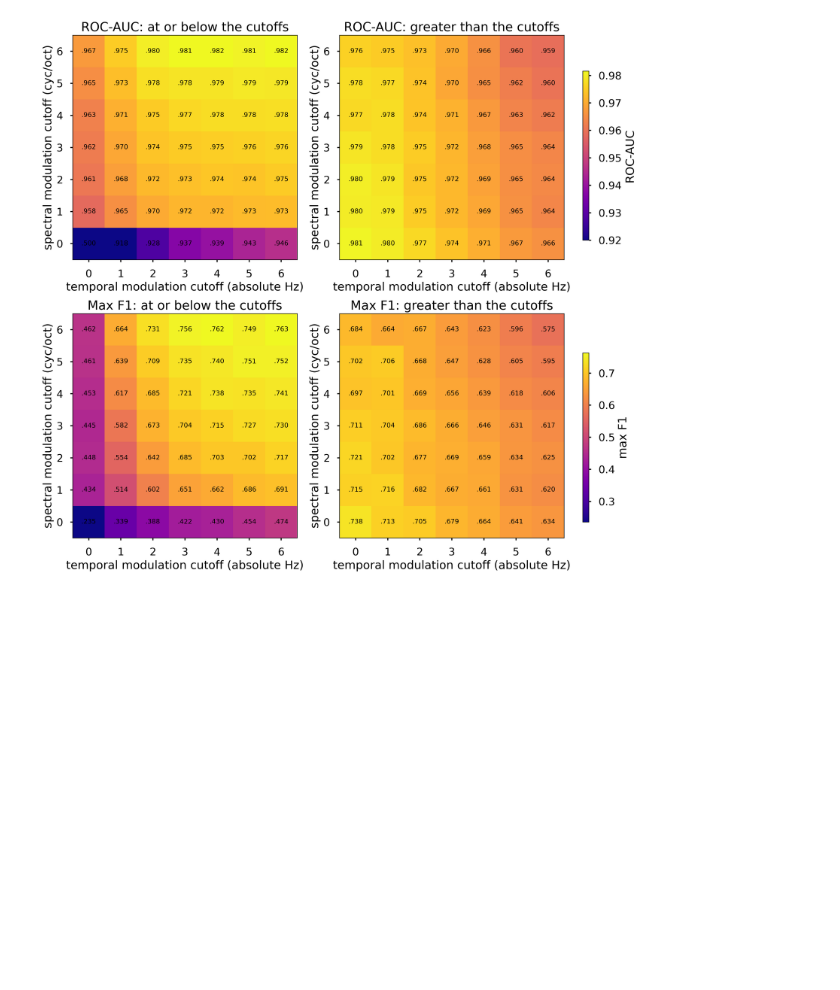
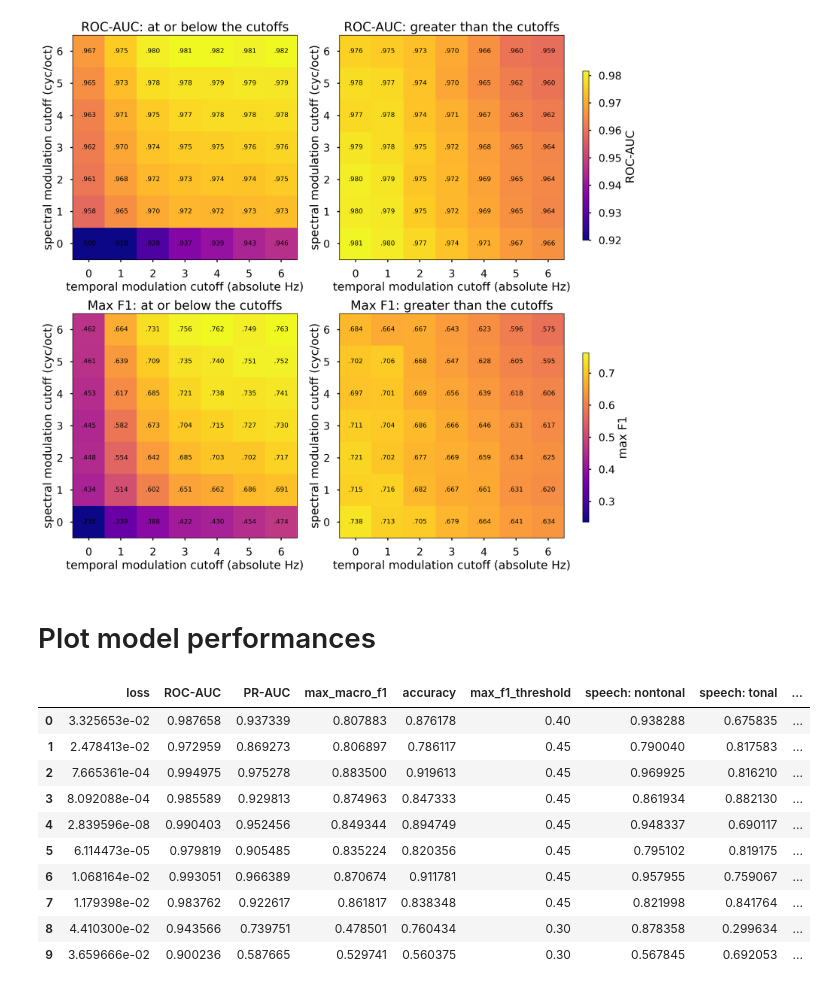
Before and after one commit to curlsloth/MusicSpeech-STM, a Jupyter notebook: STM12_evaluate_model.ipynb, the cells around one changed output. Saved outputs shown, nothing was run; the diff lists cells and outputs as text; code cells hidden in the pictures; blank space fills up the shorter version.

```diff
--- a/STM12_evaluate_model.ipynb
+++ b/STM12_evaluate_model.ipynb
@@ -597,3 +597,5 @@ with plt.style.context('seaborn-v0_8-poster'):
     fig.savefig('ablation_20250120.png')
 # %% [output]
 [figure]
+# %% [markdown]
+# Plot model performances
@@ -599,0 +607,40 @@ with plt.style.context('seaborn-v0_8-poster'):
+# %%
+# Load the CSV file into a DataFrame
+
+files = [
+    'model/MLP_summary_STM_2025-01-11_09-44.csv',
+    'model/MLP_summary_AST_2025-01-22_15-24.csv',
+    'model/MLP_summary_YAM_2025-01-11_09-52.csv',
+    'model/MLP_summary_VGG_2025-01-11_09-46.csv',
+    'model/MLP_summary_mel_2025-01-11_11-15.csv'
+]
+
+features = ['STM', 'AST', 'YAM', 'VGG', 'Mel']
+
+df_list = []
+for file, feature in zip(files, features):
+    df = pd.read_csv(file)
+
+    # Filter the rows where the 'model' column contains 'dropout_F1'
+    filtered_df = df[df['model'].str.contains('dropout_F1')].copy()
+    filtered_df['Feature'] = feature
+    filtered_df['undersampling'] = None
+    filtered_df.loc[filtered_df.index[0], 'undersampling'] = 'No'
+    filtered_df.loc[filtered_df.index[1], 'undersampling'] = 'Yes'
+
+    df_list.append(filtered_df)
+
+df = pd.concat(df_list, ignore_index=True)
+df
+# %% [output]
+|  | loss | ROC-AUC | PR-AUC | max_macro_f1 | accuracy | max_f1_threshold | speech: nontonal | speech: tonal | ... |
+| 0 | 3.325653e-02 | 0.987658 | 0.937339 | 0.807883 | 0.876178 | 0.40 | 0.938288 | 0.675835 | ... |
+| 1 | 2.478413e-02 | 0.972959 | 0.869273 | 0.806897 | 0.786117 | 0.45 | 0.790040 | 0.817583 | ... |
+| 2 | 7.665361e-04 | 0.994975 | 0.975278 | 0.883500 | 0.919613 | 0.45 | 0.969925 | 0.816210 | ... |
+| 3 | 8.092088e-04 | 0.985589 | 0.929813 | 0.874963 | 0.847333 | 0.45 | 0.861934 | 0.882130 | ... |
+| 4 | 2.839596e-08 | 0.990403 | 0.952456 | 0.849344 | 0.894749 | 0.45 | 0.948337 | 0.690117 | ... |
+| 5 | 6.114473e-05 | 0.979819 | 0.905485 | 0.835224 | 0.820356 | 0.45 | 0.795102 | 0.819175 | ... |
+| 6 | 1.068164e-02 | 0.993051 | 0.966389 | 0.870674 | 0.911781 | 0.45 | 0.957955 | 0.759067 | ... |
+| 7 | 1.179398e-02 | 0.983762 | 0.922617 | 0.861817 | 0.838348 | 0.45 | 0.821998 | 0.841764 | ... |
+| 8 | 4.410300e-02 | 0.943566 | 0.739751 | 0.478501 | 0.760434 | 0.30 | 0.878358 | 0.299634 | ... |
+| 9 | 3.659666e-02 | 0.900236 | 0.587665 | 0.529741 | 0.560375 | 0.30 | 0.567845 | 0.692053 | ... |
```
Also changed, not shown: parts of 4 cells of this notebook.
